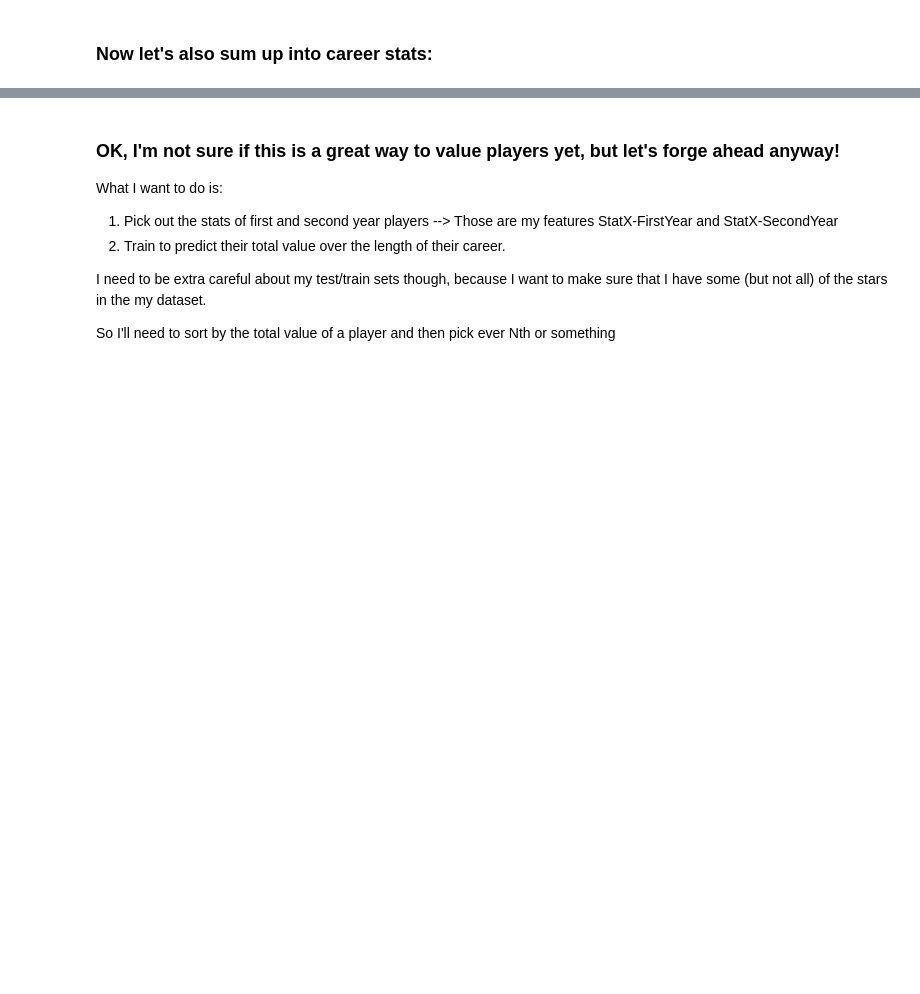
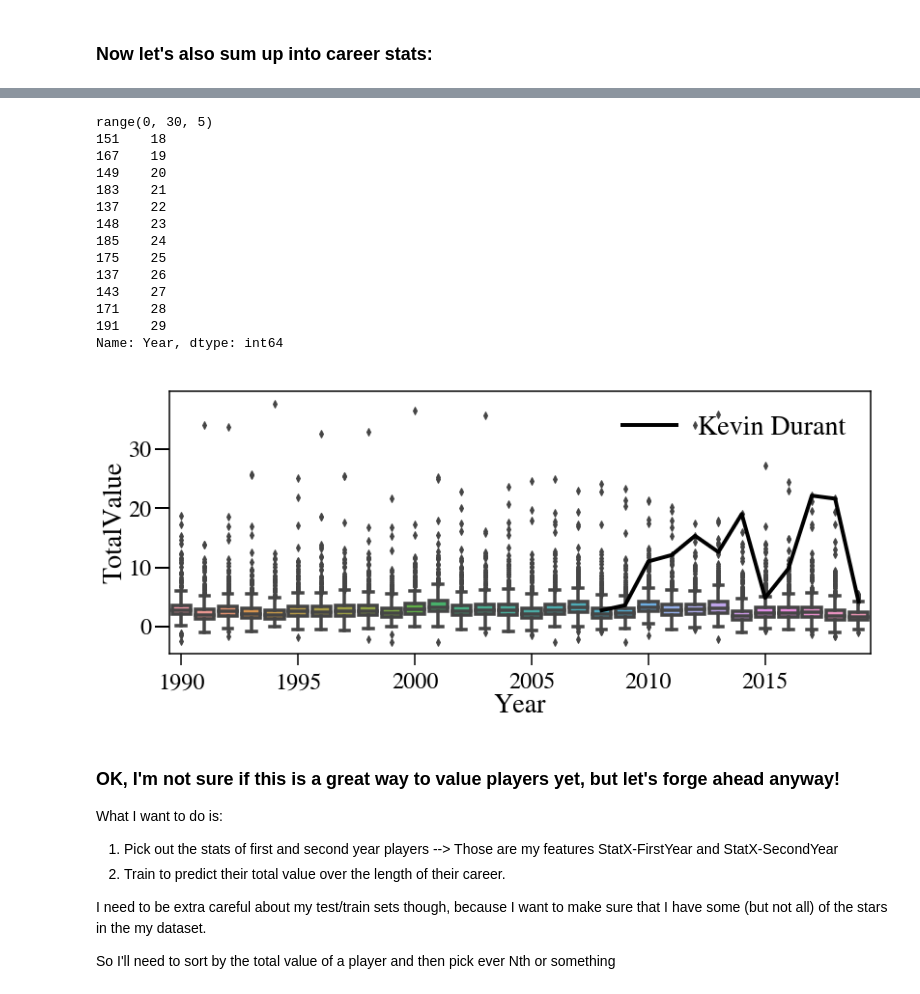
Before and after one commit to fagan2888/nba_stats, a Jupyter notebook: data_cleaning.ipynb, the cells around one changed output, grey strips where cells are left out. Drawn from its saved outputs; the diff is of its cells as text; code cells hidden in the pictures; blank space fills up the shorter version.

```diff
--- a/data_cleaning.ipynb
+++ b/data_cleaning.ipynb
@@ -518,26 +686,13 @@ for pid in tqdm(unique_players):
     output_row['CareerRegularSeasonValue'] = np.sum(rows['YearlyRegularSeasonValue'].values)
     output_row['CareerPlayoffValue'] = np.sum(rows['YearlyPlayoffsValue'].values)
     output_row['CareerAwardsValue'] = np.sum(rows['YearlyAwardsValue'].values)
-    output_row['RookieYear'] = rows['Year'].loc[rows['VeteranStatus']==0]
+    ryear = rows['Year'].loc[rows['VeteranStatus']==0].values
+    if ryear.size == 0:
+        ryear = -1
+    elif ryear.size == 1:
+        ryear = ryear[0]
+    else:
+        assert (ryear[0] == ryear).all(), "too many rookie years!"
+        ryear = ryear[0]
+    output_row['RookieYear'] = ryear
     player_dataset = player_dataset.append(output_row, ignore_index=True)
-# %%
-def find_player_id(player_name):
-    possibilities = unique_players['PlayerName'] == player_name
-    if np.count_nonzero(possibilities) == 1:
-        return unique_players['PlayerID'].loc[possibilities].values[0]
-    elif np.count_nonzero(possibilities) > 1:
-        print("Many options:")
-        values = unique_players['CareerValue'].loc[possibilities]
-        pids = []
-        for index, row in unique_players.loc[possibilities].iterrows():
-            print('\t{} with a total value of {}'.format(row['PlayerID'], row['CareerValue']))
-            pids.append(row['PlayerID'].value)
-        print("Returning best career")
-        return pids[np.argmax(values)]
-    else:
-        print("No exact matches... possibilities:")
-        from fuzzywuzzy import process
-        possibilities = process.extract(player_name, unique_players['PlayerName'].values, limit=10)
-        for poss in possibilities:
-            print("\t",poss[0])
-        return None
@@ -545,7 +720,7 @@ def find_player_id(player_name):
 xticks = range(0, 30, 5)
 xticklabels = [str(ii) for ii in range(1990, 2021, 5)]
 
-def plot_player_track(pid, y='TotalValue'):
+def plot_player_track_over_all(pid, y='TotalValue'):
     fig = plt.figure(figsize=(13, 5))
     ax = plt.gca()
 
@@ -553,10 +728,36 @@ def plot_player_track(pid, y='TotalValue'):
     name = all_years['PlayerName'].loc[loc].values[0]
     sns.boxplot(data=all_years, x='Year', y=y, ax=ax)
 
-    ax.plot(all_years['Year'].loc[loc], all_years[y].loc[loc], label=name)
+    xvals = years_to_xvals(all_years['Year'].loc[loc])
+    ax.plot(xvals, all_years[y].loc[loc],
+            label=name, lw=4, color='k', zorder=99)
+
+    leg = ax.legend()
 
     ax.set_xticks(xticks)
     ax.set_xticklabels(xticklabels)
+
+    print(xticks)
+    print(xvals)
+# %%
+pid = find_player_id('Kevin Durant')
+plot_player_track_over_all(pid)
+# %% [output]
+range(0, 30, 5)
+151    18
+167    19
+149    20
+183    21
+137    22
+148    23
+185    24
+175    25
+137    26
+143    27
+171    28
+191    29
+Name: Year, dtype: int64
+[figure, added]
 # %% [markdown]
 ### OK, I'm not sure if this is a great way to value players yet, but let's forge ahead anyway!
 
```
Also changed, not shown: parts of 20 cells of this notebook, 1 other file.
